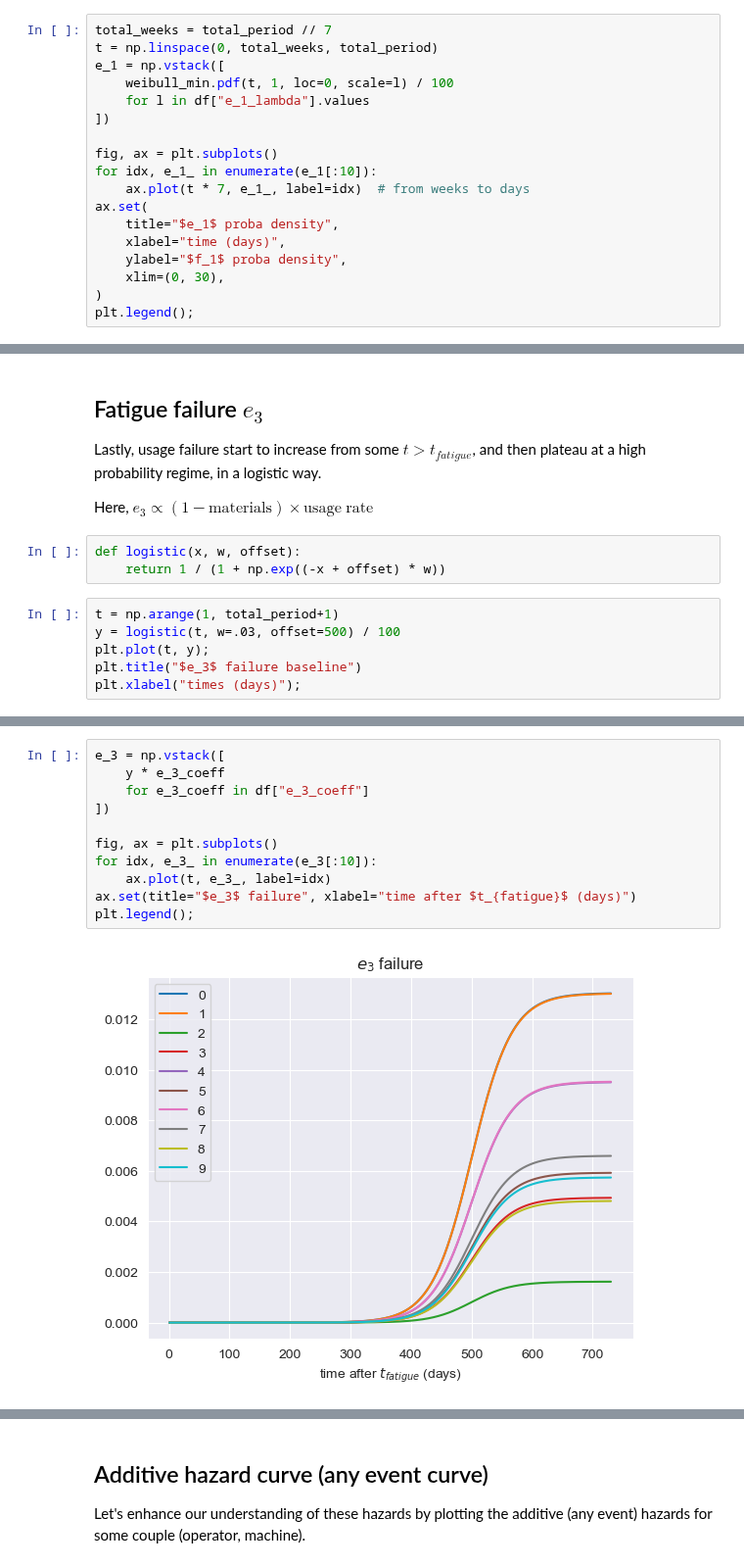
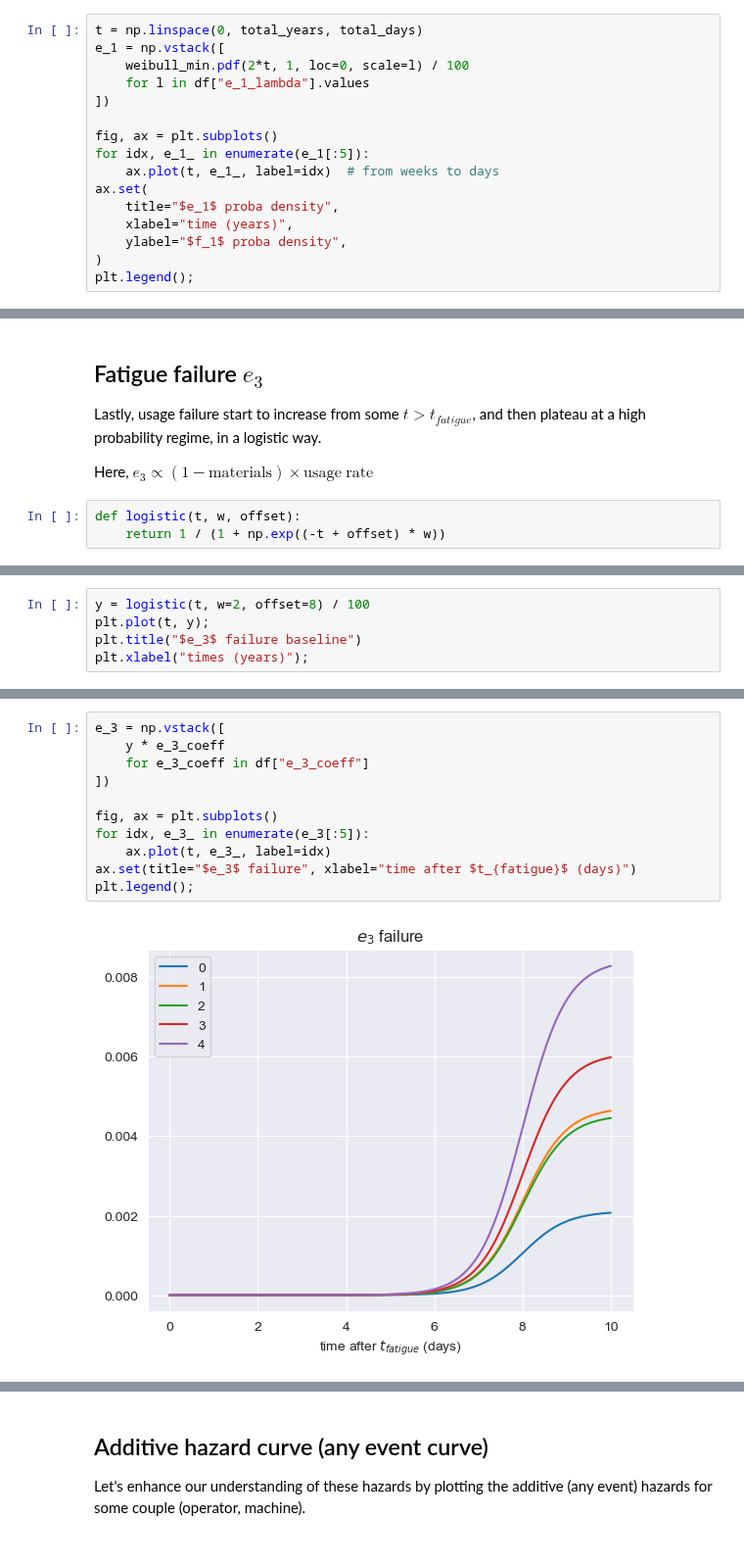
Before and after one commit to soda-inria/survival-analysis-benchmark, a Jupyter notebook: notebooks/factory_dataset.ipynb, the cells around one changed output, grey strips where cells are left out. Shown at 98% size. Drawn from its saved outputs; the diff is of its cells as text.

```diff
--- a/notebooks/factory_dataset.ipynb
+++ b/notebooks/factory_dataset.ipynb
@@ -289,21 +302,19 @@ df.head()
 # %% [markdown]
 Let's convert the x axis from weeks to days, and scale the y by 100.
 # %%
-total_weeks = total_period // 7
-t = np.linspace(0, total_weeks, total_period)
+t = np.linspace(0, total_years, total_days)
 e_1 = np.vstack([
-    weibull_min.pdf(t, 1, loc=0, scale=l) / 100
+    weibull_min.pdf(2*t, 1, loc=0, scale=l) / 100
     for l in df["e_1_lambda"].values
 ])
 
 fig, ax = plt.subplots()
-for idx, e_1_ in enumerate(e_1[:10]):
-    ax.plot(t * 7, e_1_, label=idx)  # from weeks to days
+for idx, e_1_ in enumerate(e_1[:5]):
+    ax.plot(t, e_1_, label=idx)  # from weeks to days
 ax.set(
     title="$e_1$ proba density",
-    xlabel="time (days)",
+    xlabel="time (years)",
     ylabel="$f_1$ proba density",
-    xlim=(0, 30),
 )
 plt.legend();
 # %% [output]
@@ -360,11 +371,5 @@ Lastly, usage failure start to increase from some $t > t_{fatigue}$, and then pl
 
 Here, $e_3 \propto (1-\mathrm{materials}) \times \mathrm{usage\; rate}$
 # %%
-def logistic(x, w, offset):
-    return 1 / (1 + np.exp((-x + offset) * w))
+def logistic(t, w, offset):
+    return 1 / (1 + np.exp((-t + offset) * w))
-# %%
-t = np.arange(1, total_period+1)
-y = logistic(t, w=.03, offset=500) / 100
-plt.plot(t, y);
-plt.title("$e_3$ failure baseline")
-plt.xlabel("times (days)");
@@ -372,0 +376,5 @@ plt.xlabel("times (days)");
+# %%
+y = logistic(t, w=2, offset=8) / 100
+plt.plot(t, y);
+plt.title("$e_3$ failure baseline")
+plt.xlabel("times (years)");
@@ -379,15 +398,15 @@ plt.title("$e_3$ coeff");
 # %%
 e_3 = np.vstack([
     y * e_3_coeff
     for e_3_coeff in df["e_3_coeff"]
 ])
 
 fig, ax = plt.subplots()
-for idx, e_3_ in enumerate(e_3[:10]):
+for idx, e_3_ in enumerate(e_3[:5]):
     ax.plot(t, e_3_, label=idx)
 ax.set(title="$e_3$ failure", xlabel="time after $t_{fatigue}$ (days)")
 plt.legend();
 # %% [output]
-[figure, old version]
+[figure, new version]
 # %%
 fig, ax = plt.subplots()
```
Also changed, not shown: parts of 42 cells of this notebook.
